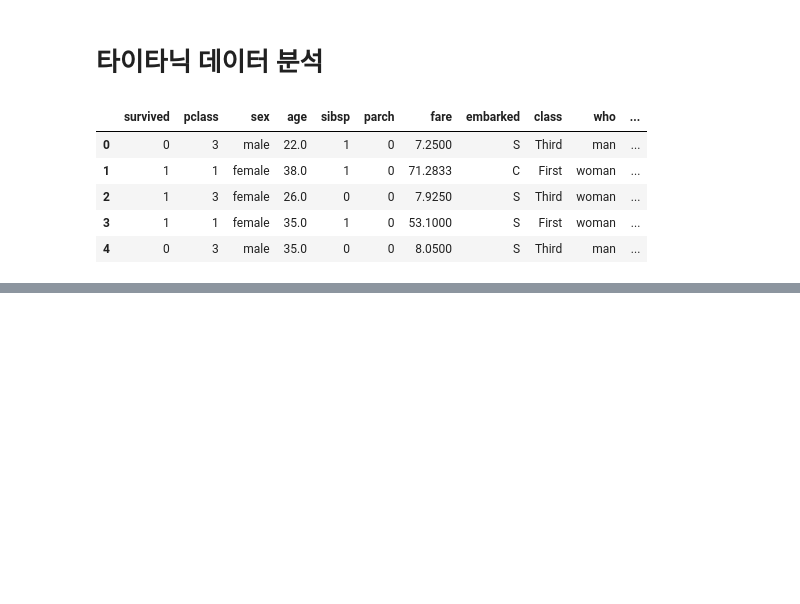
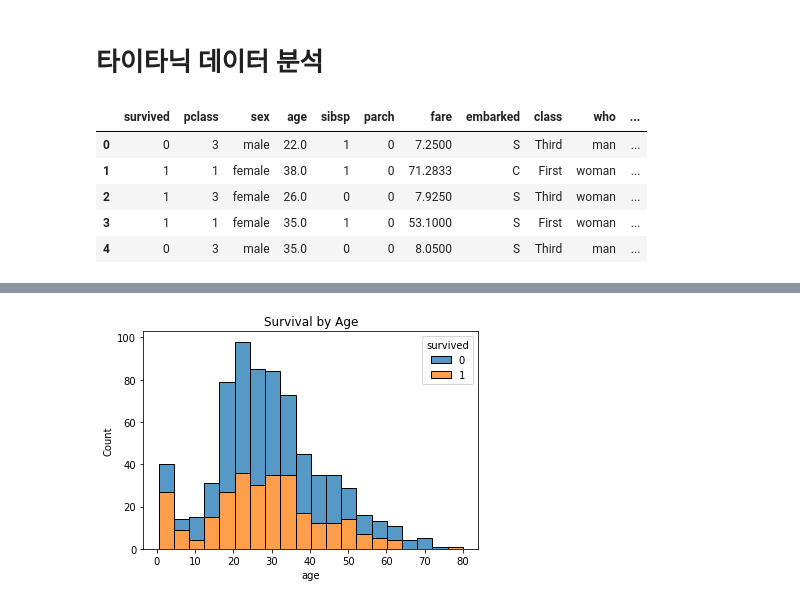
Before and after one commit to woplnc/ds2025s, a Jupyter notebook: Report.ipynb, the cells around one changed output, grey strips where cells are left out. Drawn from its saved outputs; the diff is of its cells as text; code cells hidden in the pictures; blank space fills up the shorter version.

```diff
--- a/Report.ipynb
+++ b/Report.ipynb
@@ -17,0 +96,7 @@ df.head()
+# %%
+# 나이 분포에 따른 생존율 분석
+sns.histplot(data=df, x='age', hue='survived', multiple='stack')
+plt.title("Survival by Age")
+plt.show()
+# %% [output]
+[figure, added]
```
Also changed, not shown: parts of 10 cells of this notebook, 6 other files.
